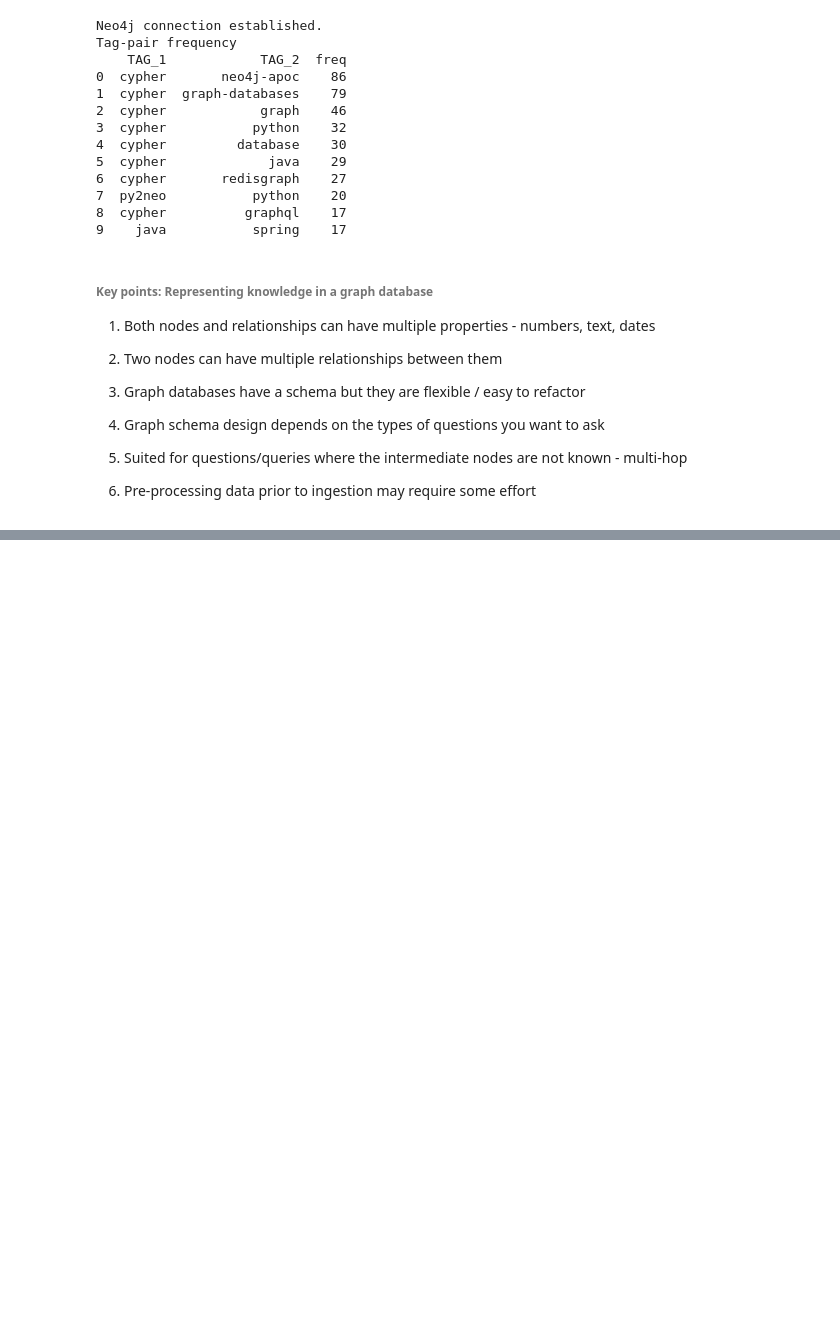
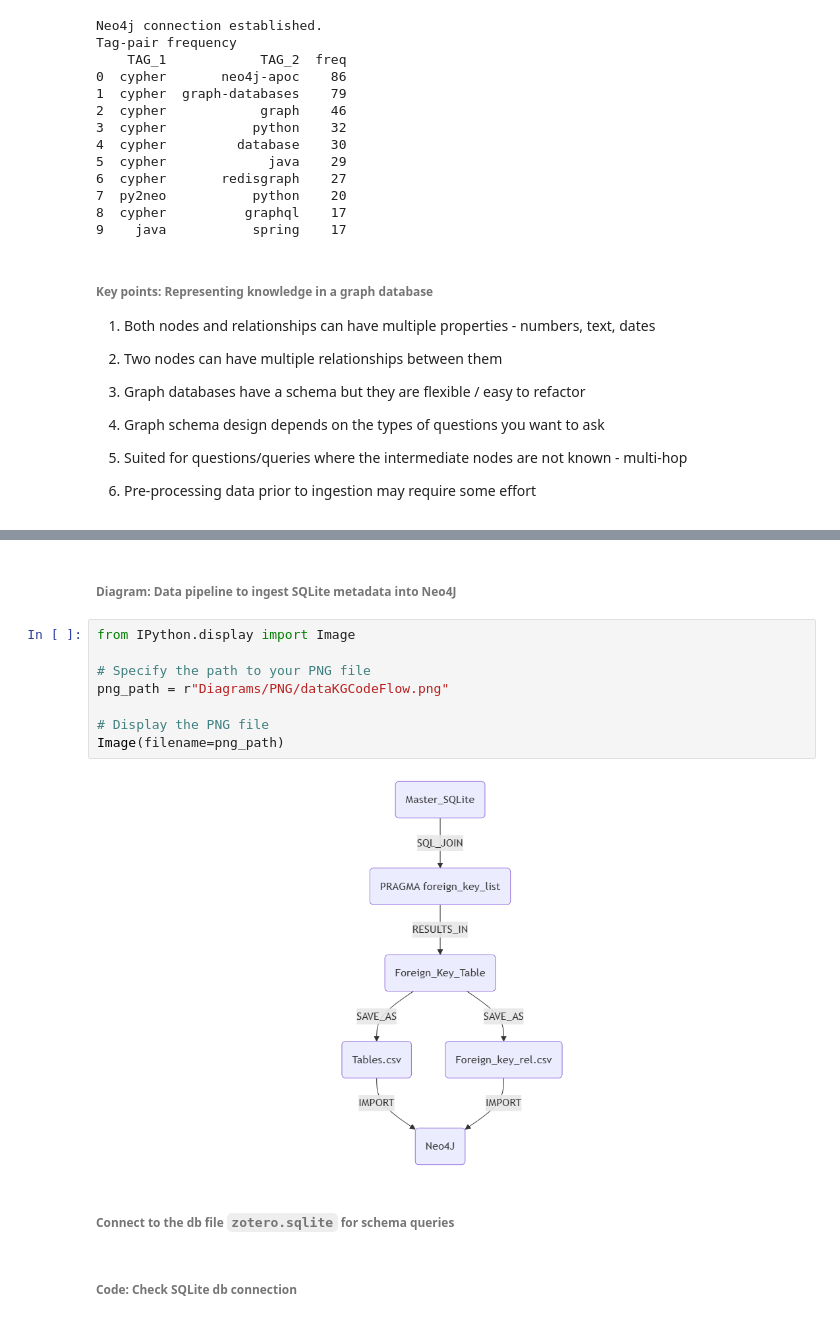
Before and after one commit to georgejaymcmc/AICampKGTalk, a Jupyter notebook: AICampKGTalk.ipynb, the cells around one changed output, grey strips where cells are left out. Drawn from its saved outputs; the diff is of its cells as text; blank space fills up the shorter version.

```diff
--- a/AICampKGTalk.ipynb
+++ b/AICampKGTalk.ipynb
@@ -407,0 +476,16 @@ multi-hop
+# %% [markdown]
+###### Diagram: Data pipeline to ingest SQLite metadata into Neo4J
+# %%
+from IPython.display import Image
+
+# Specify the path to your PNG file
+png_path = r"Diagrams/PNG/dataKGCodeFlow.png"
+
+# Display the PNG file
+Image(filename=png_path)
+# %% [output]
+[figure, added]
+# %% [markdown]
+###### Connect to the db file `zotero.sqlite` for schema queries
+# %% [markdown]
+###### Code: Check SQLite db connection
```
Also changed, not shown: parts of 30 cells of this notebook, 6 other files.
